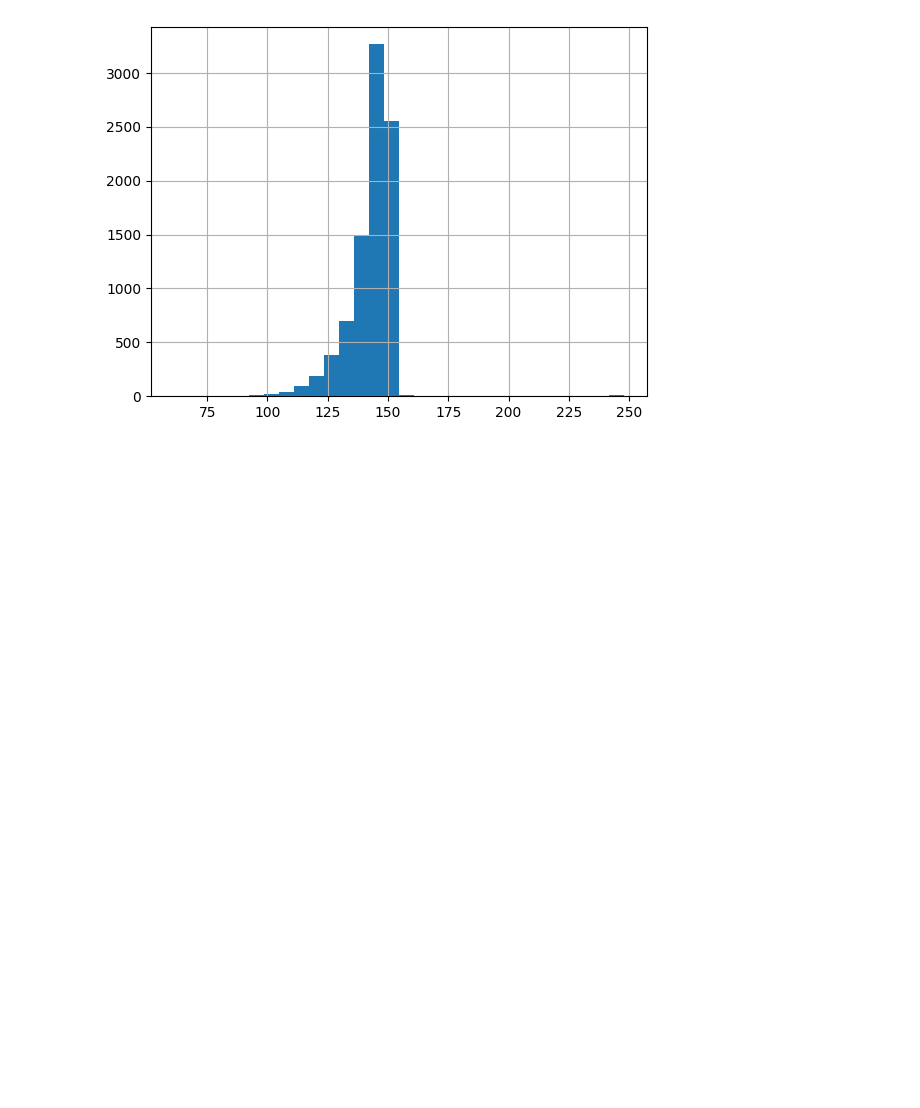
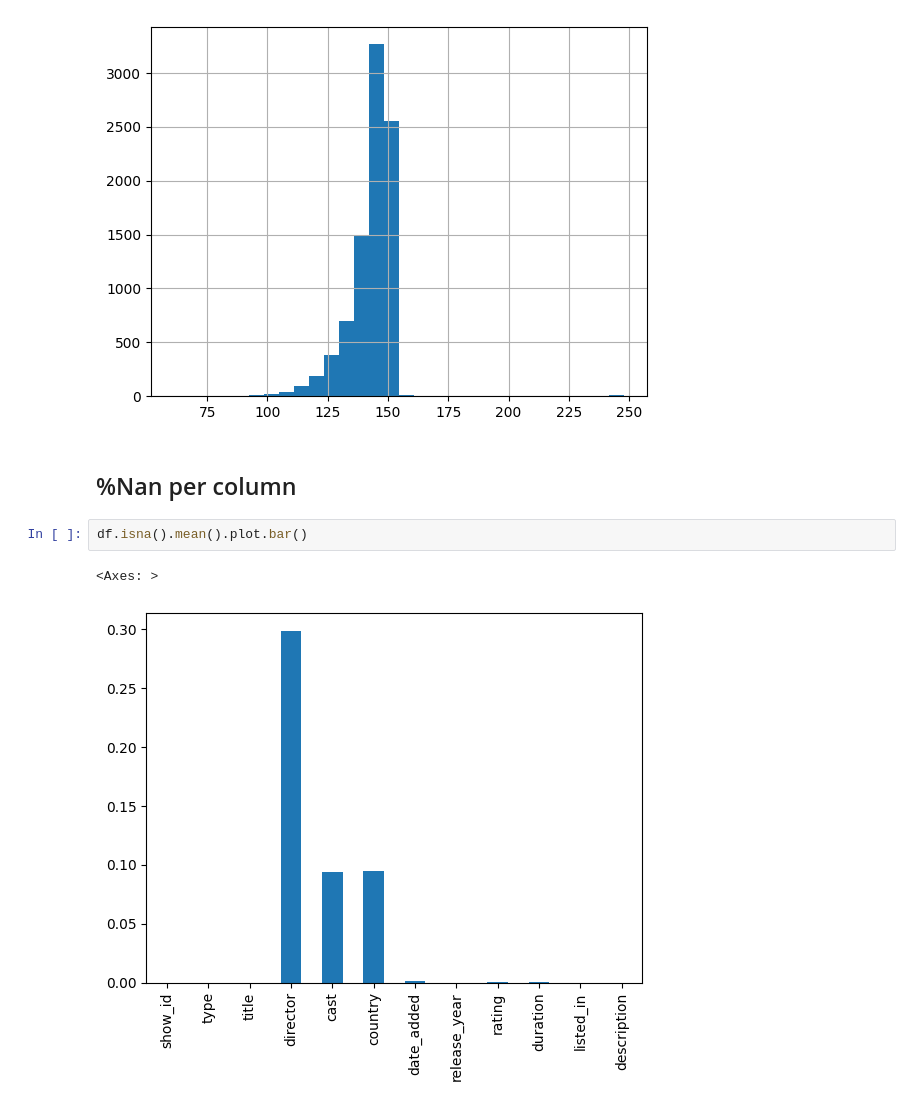
Before and after one commit to GiorgioSgl/netflix_suggestion, a Jupyter notebook: notebooks/EDA.ipynb, the cells around one changed output. Saved outputs shown, nothing was run; the diff lists cells and outputs as text; blank space fills up the shorter version.

```diff
--- a/notebooks/EDA.ipynb
+++ b/notebooks/EDA.ipynb
@@ -230,3 +230,10 @@ print(df[col].apply(len).hist(bins=30))
 Nan  0.0
 Axes(0.125,0.11;0.775x0.77)
 [figure]
+# %% [markdown]
+## %Nan per column
+# %%
+df.isna().mean().plot.bar()
+# %% [output]
+<Axes: >
+[figure, added]
```
Also changed, not shown: 1 other file.
